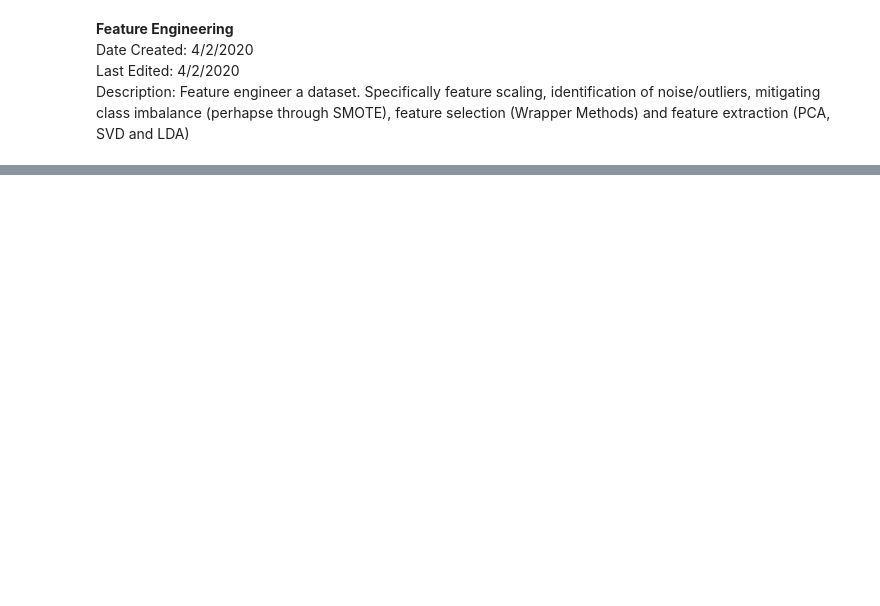
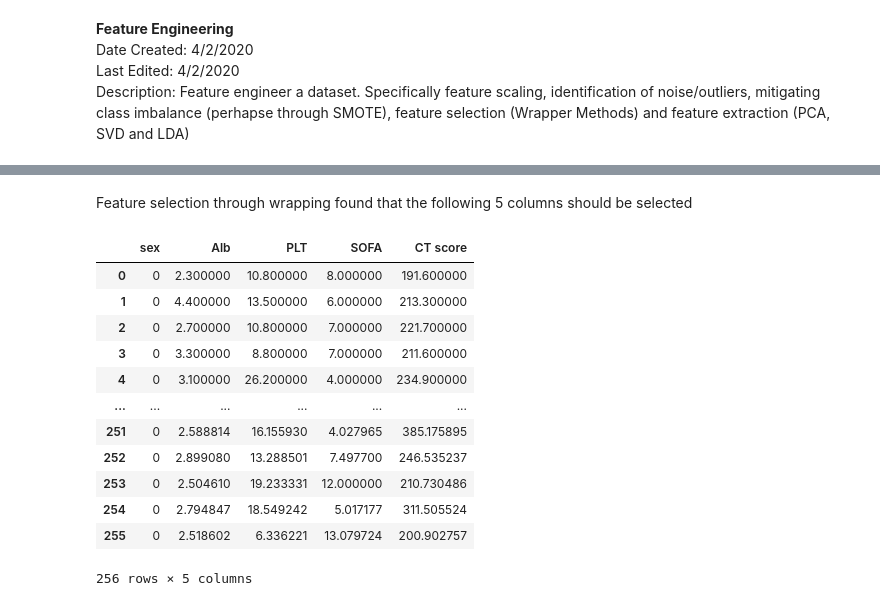
Before and after one commit to sarahmounho/CS329E-Project, a Jupyter notebook: Feature_Engineering.ipynb, the cells around one changed output, grey strips where cells are left out. Cells and saved outputs as stored; diff of their text form; code cells hidden in the pictures; blank space fills up the shorter version.

Commit message:
Update Feature_Engineering.ipynb
Added LDA and Wrapper Methods for alternative methods for feature extraction, selection

```diff
--- a/Feature_Engineering.ipynb
+++ b/Feature_Engineering.ipynb
@@ -85,0 +102,30 @@ Name: death, dtype: int64
+# %%
+import warnings
+warnings.filterwarnings("ignore")
+#LDA
+from sklearn.preprocessing import StandardScaler
+from sklearn.discriminant_analysis import LinearDiscriminantAnalysis as LDA
+from sklearn.neighbors import KNeighborsClassifier
+from sklearn.pipeline import Pipeline
+from sklearn.model_selection import GridSearchCV
+from sklearn.model_selection import cross_val_predict
+from sklearn.metrics import accuracy_score
+
+scaler = StandardScaler()
+lda = LDA()
+knn = KNeighborsClassifier()
+pipe = Pipeline(steps=[('scaler', scaler), ('lda', lda), ('knn', knn)])
+
+param_grid = {
+    'lda__n_components' :list(range(1, 20)),
+    'knn__n_neighbors': list(range(1, 30)),
+}
+clf_grid_pipe = GridSearchCV(pipe, param_grid, cv=5)
+clf_grid_pipe.fit(X_SMOTE, Y_SMOTE)
+print('Best score:', round(clf_grid_pipe.best_score_, 4))
+print('Best parameters:\n',
+      'KNN n neighbors:', clf_grid_pipe.best_params_['knn__n_neighbors'],
+      'LDA n components:', clf_grid_pipe.best_params_['lda__n_components'])
+Y_pred = cross_val_predict(clf_grid_pipe, X_SMOTE, Y_SMOTE, cv=5)
+#display accuracy
+print('Accuracy: '+ str(round(accuracy_score(Y_SMOTE, Y_pred), 2)*100) + '%')
@@ -85,0 +139,11 @@ Name: death, dtype: int64
+# %%
+#Wrapper methods
+warnings.filterwarnings("ignore")
+from mlxtend.feature_selection import SequentialFeatureSelector as sfs
+knn = KNeighborsClassifier(n_neighbors=29) #temp input from the output of the LDA
+sfs = sfs(knn, k_features=5, forward=True, floating=False,
+          verbose=2, scoring='accuracy', cv=5)
+sfs = sfs.fit(X_SMOTE, Y_SMOTE) #I think we can input the full data set because an input
+#in sfs is cv...this could lead to data leakage though. We'll want to check
+feat_cols = list(sfs.k_feature_idx_)
+feat_cols
@@ -85,0 +169,18 @@ Name: death, dtype: int64
+# %% [markdown]
+Feature selection through wrapping found that the following 5 columns should be selected
+# %%
+X_SMOTE.iloc[:, feat_cols]
+# %% [output]
+|  | sex | Alb | PLT | SOFA | CT score |
+| 0 | 0 | 2.300000 | 10.800000 | 8.000000 | 191.600000 |
+| 1 | 0 | 4.400000 | 13.500000 | 6.000000 | 213.300000 |
+| 2 | 0 | 2.700000 | 10.800000 | 7.000000 | 221.700000 |
+| 3 | 0 | 3.300000 | 8.800000 | 7.000000 | 211.600000 |
+| 4 | 0 | 3.100000 | 26.200000 | 4.000000 | 234.900000 |
+| ... | ... | ... | ... | ... | ... |
+| 251 | 0 | 2.588814 | 16.155930 | 4.027965 | 385.175895 |
+| 252 | 0 | 2.899080 | 13.288501 | 7.497700 | 246.535237 |
+| 253 | 0 | 2.504610 | 19.233331 | 12.000000 | 210.730486 |
+| 254 | 0 | 2.794847 | 18.549242 | 5.017177 | 311.505524 |
+| 255 | 0 | 2.518602 | 6.336221 | 13.079724 | 200.902757 |
+256 rows × 5 columns
```
Also changed, not shown: parts of 10 cells of this notebook.
